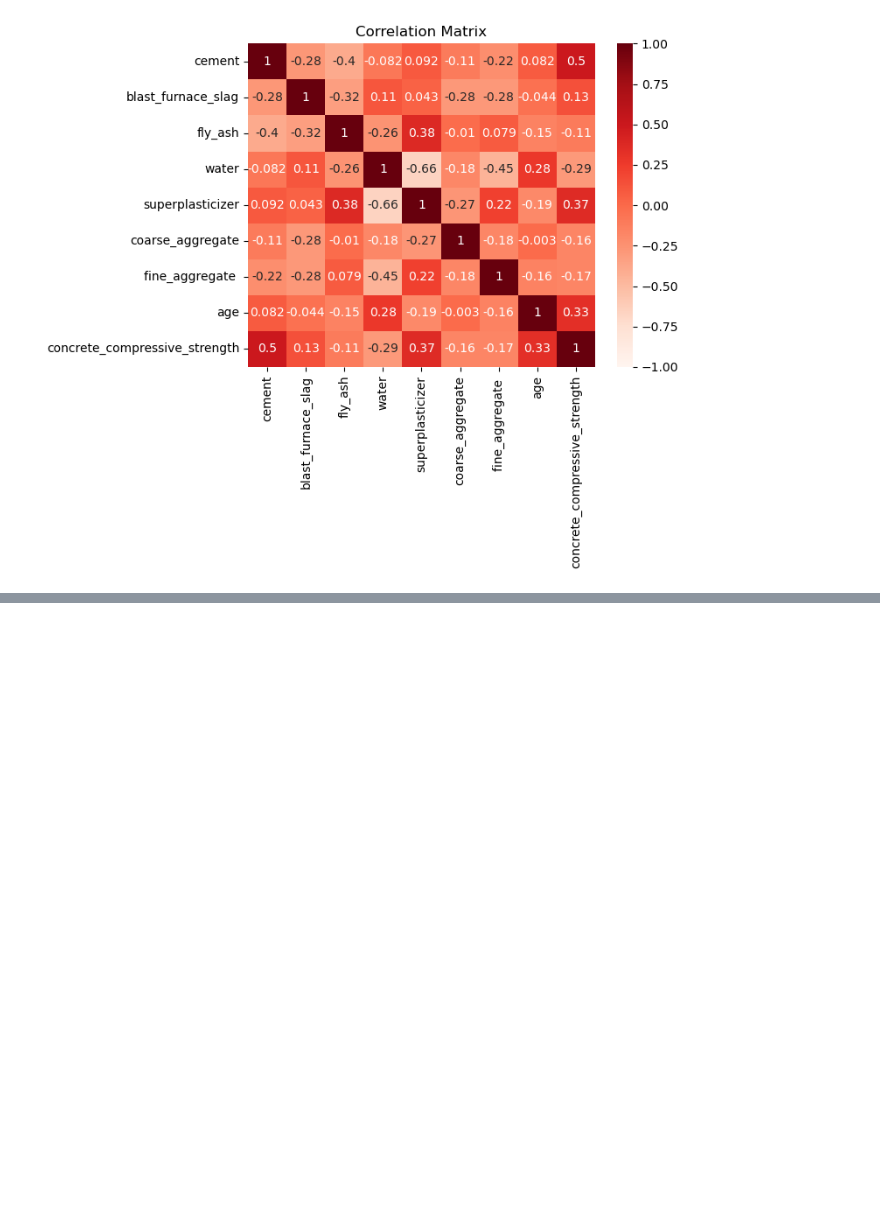
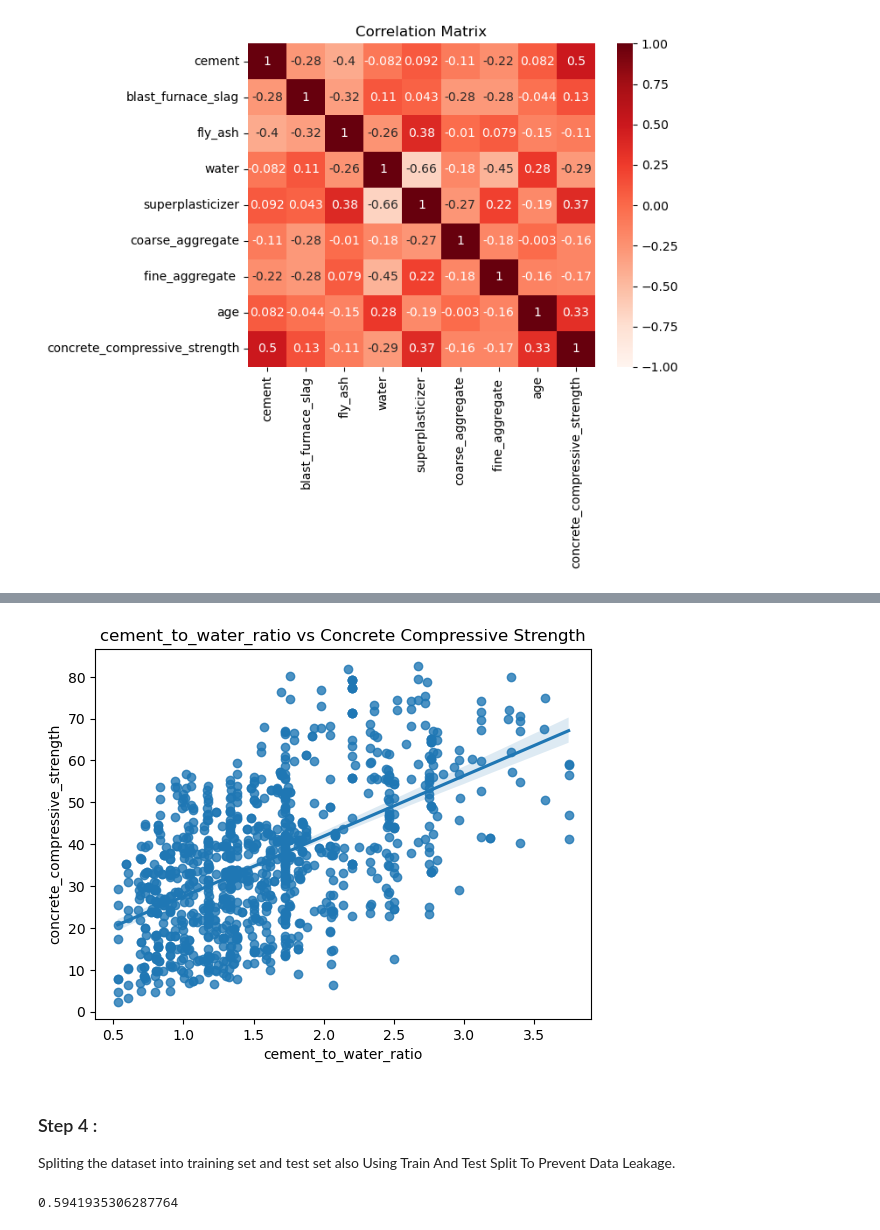
Before and after one commit to Arbajshaikh7030/CementCompositeStrength_PredictionModel, a Jupyter notebook: model.ipynb, the cells around one changed output, grey strips where cells are left out. Drawn from its saved outputs; the diff is of its cells as text; code cells hidden in the pictures; blank space fills up the shorter version.

Commit message:
Linear Regration Done

```diff
--- a/model.ipynb
+++ b/model.ipynb
@@ -103,0 +190,10 @@ plt.show()
+# %%
+sns.regplot(x=df['cement_to_water_ratio'], y=df['concrete_compressive_strength'])
+plt.title('cement_to_water_ratio vs Concrete Compressive Strength')
+plt.show()
+# %% [output]
+[figure, added]
+# %% [markdown]
+### Step 4 :
+
+Spliting the dataset into training set and test set also Using Train And Test Split To Prevent Data Leakage.
@@ -103,0 +216,14 @@ plt.show()
+# %%
+from sklearn.linear_model import LinearRegression
+
+LR = LinearRegression()
+LR.fit(X_train, y_train)
+y_pred_LR = LR.predict(X_test)
+
+from sklearn.metrics import mean_squared_error, r2_score, mean_squared_error
+
+r2_score_LR = r2_score(y_test, y_pred_LR)
+
+r2_score_LR
+# %% [output]
+0.5941935306287764
```
Also changed, not shown: parts of 11 cells of this notebook.
